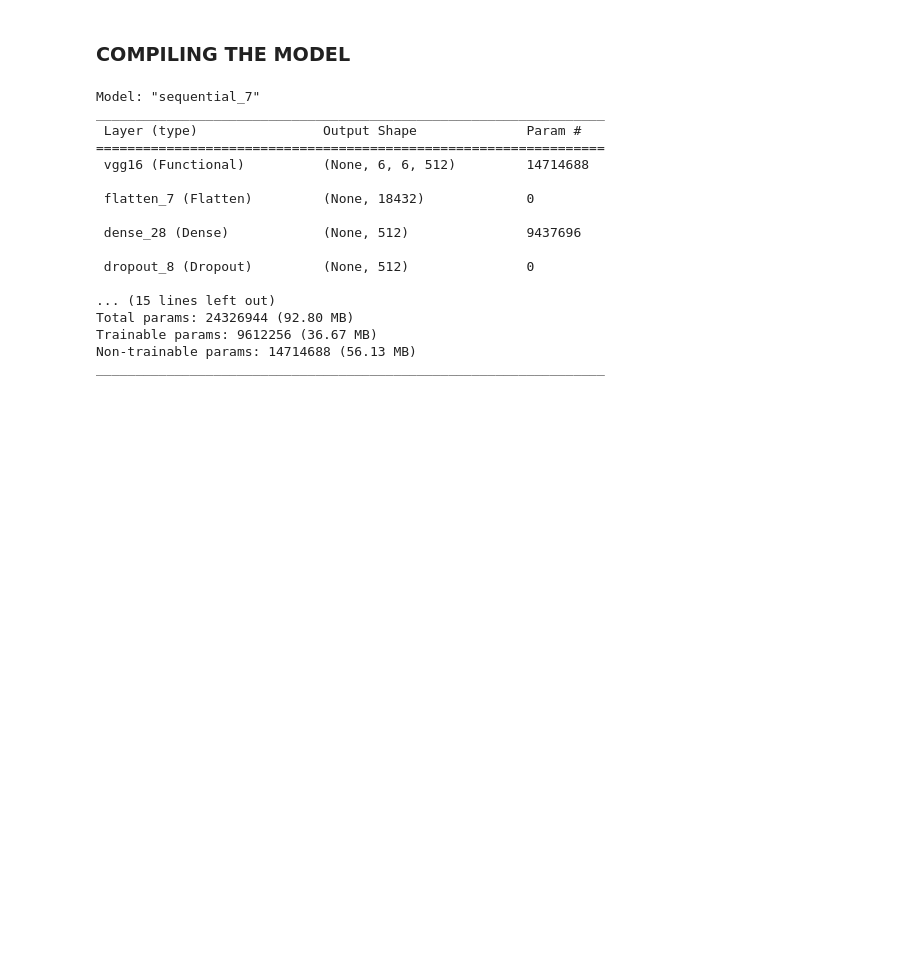
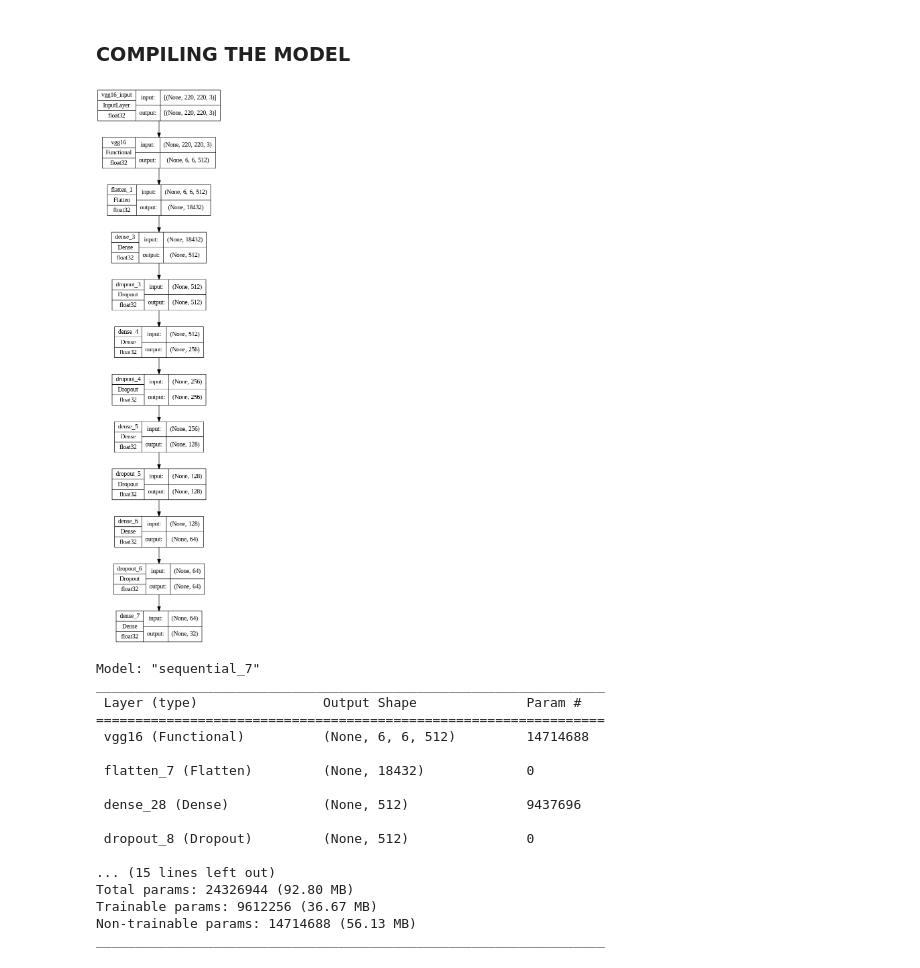
Before and after one commit to HariSkr11/indian-sign-language-detection, a Jupyter notebook: Model.ipynb, the cells around one changed output. Drawn from its saved outputs; the diff is of its cells as text; code cells hidden in the pictures; blank space fills up the shorter version.

```diff
--- a/Model.ipynb
+++ b/Model.ipynb
@@ -260,6 +271,17 @@ t_model = transfer_model(transfer,number_dense=4,dense=[512,256,128,64]).model
 ### COMPILING THE MODEL
 # %%
 t_model.compile(optimizer = "adam",metrics=['accuracy'],loss = "sparse_categorical_crossentropy")
+# %%
+tf.keras.utils.plot_model(
+    t_model,
+    "transfer model.png",
+    show_shapes=True,
+    show_dtype=True,
+    show_layer_names=True,
+    rankdir="TB",
+)
+# %% [output]
+[figure, added]
 # %%
 t_model.summary()
 # %% [output]
```
Also changed, not shown: parts of 2 cells of this notebook.
